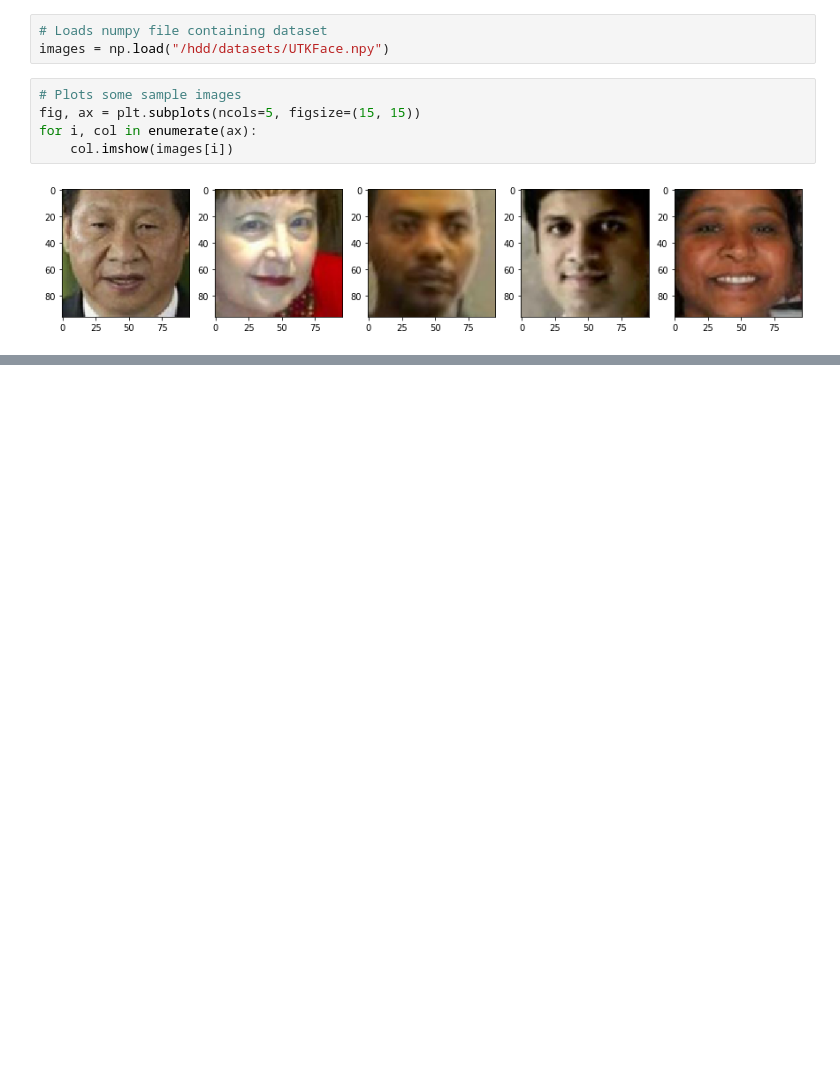
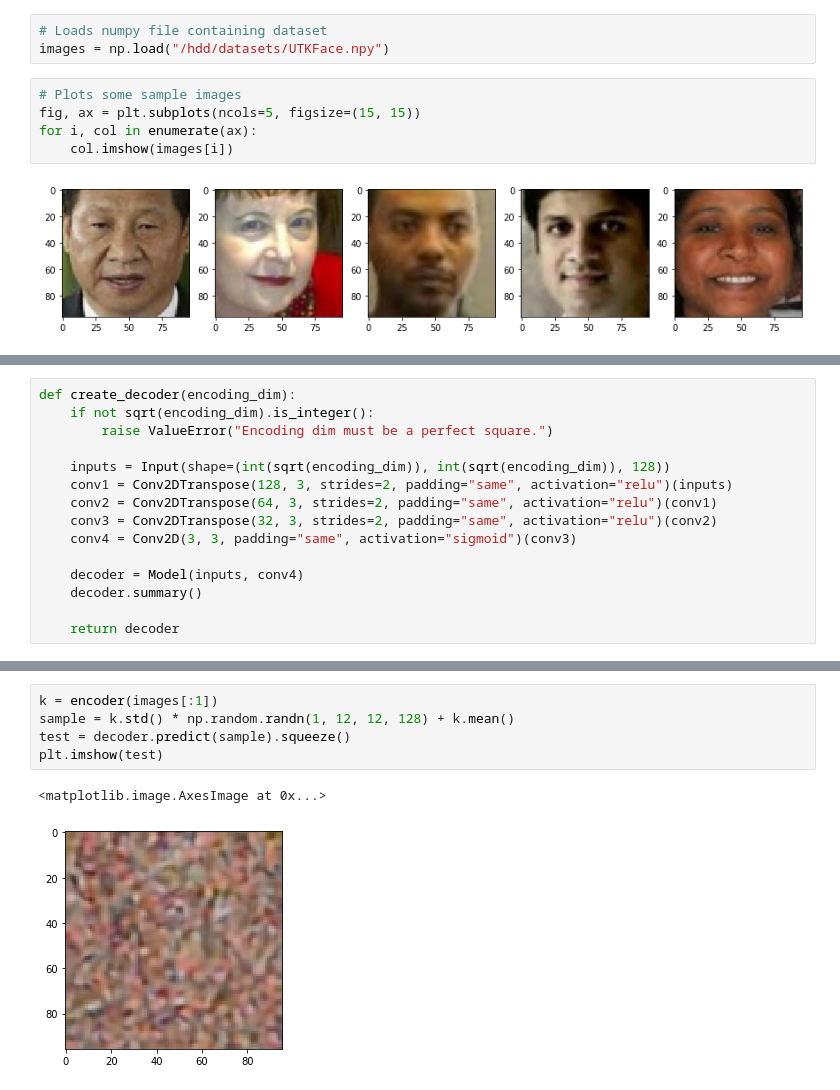
Before and after one commit to caisplusplus/Adv_Curriculum19, a Jupyter notebook: Adv_Microproject3/VAE_Solution.ipynb, the cells around one changed output, grey strips where cells are left out. Cells and saved outputs as stored; diff of their text form; blank space fills up the shorter version.

```diff
--- a/Adv_Microproject3/VAE_Solution.ipynb
+++ b/Adv_Microproject3/VAE_Solution.ipynb
@@ -33,0 +59,15 @@ for i, col in enumerate(ax):
+# %%
+def create_decoder(encoding_dim):
+    if not sqrt(encoding_dim).is_integer():
+        raise ValueError("Encoding dim must be a perfect square.")
+
+    inputs = Input(shape=(int(sqrt(encoding_dim)), int(sqrt(encoding_dim)), 128))
+    conv1 = Conv2DTranspose(128, 3, strides=2, padding="same", activation="relu")(inputs)
+    conv2 = Conv2DTranspose(64, 3, strides=2, padding="same", activation="relu")(conv1)
+    conv3 = Conv2DTranspose(32, 3, strides=2, padding="same", activation="relu")(conv2)
+    conv4 = Conv2D(3, 3, padding="same", activation="sigmoid")(conv3)
+
+    decoder = Model(inputs, conv4)
+    decoder.summary()
+
+    return decoder
@@ -33,0 +161,8 @@ for i, col in enumerate(ax):
+# %%
+k = encoder(images[:1])
+sample = k.std() * np.random.randn(1, 12, 12, 128) + k.mean()
+test = decoder.predict(sample).squeeze()
+plt.imshow(test)
+# %% [output]
+<matplotlib.image.AxesImage at 0x...>
+[figure, added]
```
Also changed, not shown: parts of 18 cells of this notebook.
